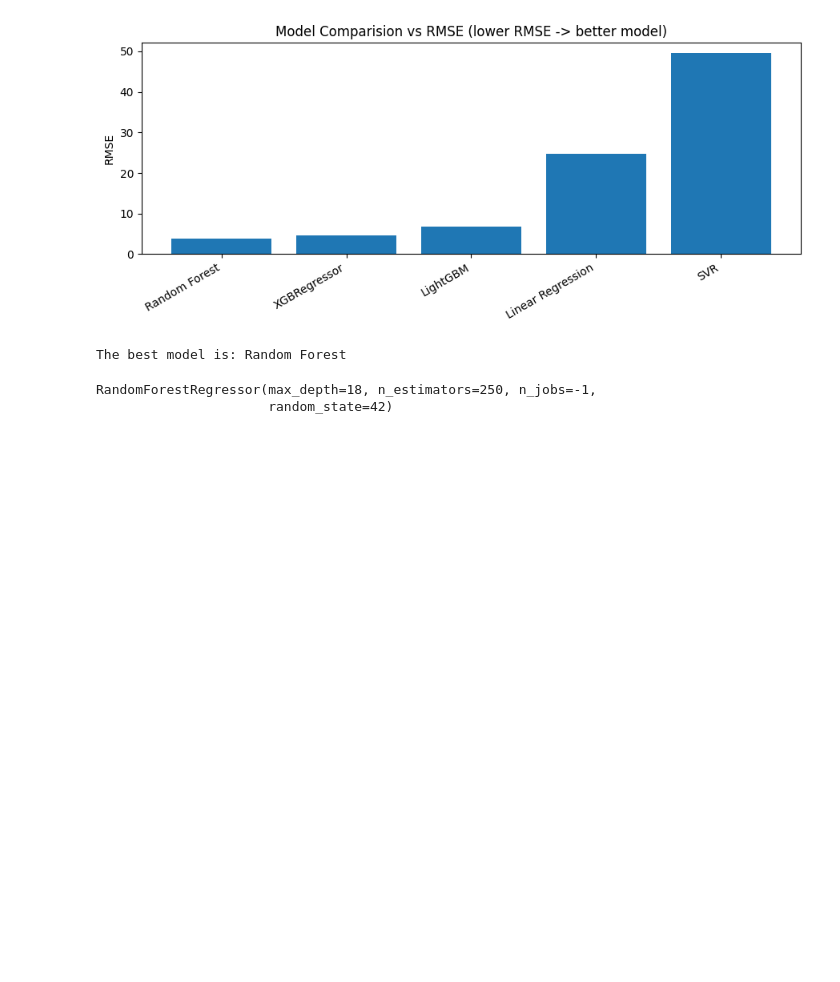
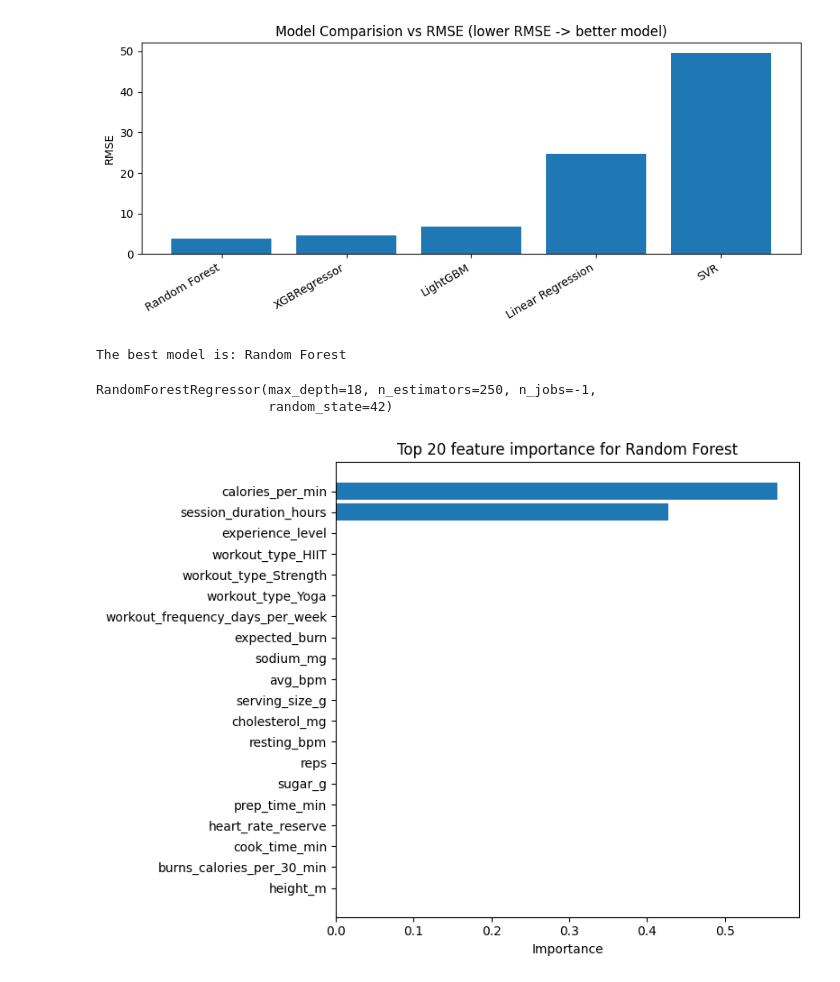
Before and after one commit to Anand-Mansabdar/Major-Project---Calorie-Burn-Prediction, a Jupyter notebook: main.ipynb, the cells around one changed output. Cells and saved outputs as stored; diff of their text form; code cells hidden in the pictures; blank space fills up the shorter version.

```diff
--- a/main.ipynb
+++ b/main.ipynb
@@ -612,3 +612,22 @@ best_model
 # %% [output]
 RandomForestRegressor(max_depth=18, n_estimators=250, n_jobs=-1,
                       random_state=42)
+# %%
+# Feature importance
+if best_model_name in ["Random Forest", "LightGBM", "XGBRegressor"] and best_model is not None:
+
+  fi = pd.DataFrame({
+      "feature": X_train.columns,
+      "importance": best_model.feature_importances_
+  })
+
+  fi = fi.sort_values("importance", ascending=False).head(20)
+
+  plt.figure(figsize=(8, 6))
+  plt.barh( list(reversed(fi["feature"].values)), list(reversed(fi["importance"].values)))
+  plt.title(f"Top 20 feature importance for {best_model_name}")
+  plt.xlabel("Importance")
+  plt.tight_layout()
+  plt.show()
+# %% [output]
+[figure, added]
```
Also changed, not shown: parts of 8 cells of this notebook.
